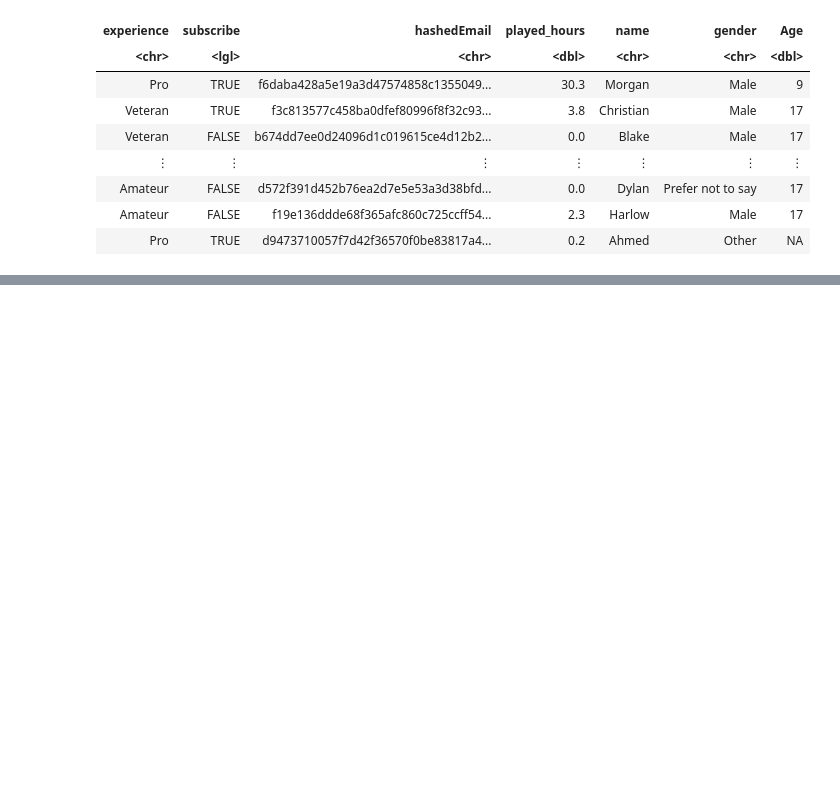
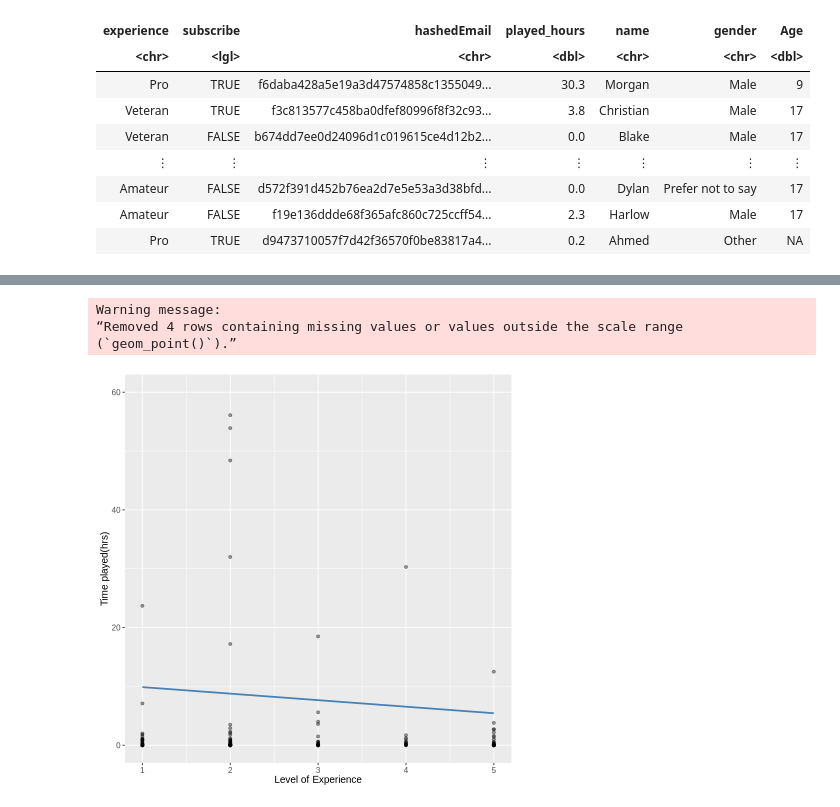
Before and after one commit to bonniechow19/minecraft_project, a Jupyter notebook: minecraft_project.ipynb, the cells around one changed output, grey strips where cells are left out. Drawn from its saved outputs; the diff is of its cells as text; code cells hidden in the pictures; blank space fills up the shorter version.

```diff
--- a/minecraft_project.ipynb
+++ b/minecraft_project.ipynb
@@ -65,0 +120,6 @@ A spec_tbl_df: 196 × 7
+# %%
+set.seed(10) # we will use set.seed to ensure random number generation and reproducibility
+
+players_split <- initial_split(players, prop = 0.75, strata = played_hours)
+players_training <- training(players_split)
+players_testing <- testing(players_split)
@@ -65,0 +131,13 @@ A spec_tbl_df: 196 × 7
+# %%
+players_spec <- linear_reg() |>
+  set_engine("lm") |>
+  set_mode("regression")
+
+players_recipe <- recipe(played_hours ~ experience_num, data = players_training)
+
+players_fit <- workflow() |>
+  add_recipe(players_recipe) |>
+  add_model(players_spec) |>
+  fit(data = players_training)
+
+players_fit
@@ -65,0 +179,27 @@ A spec_tbl_df: 196 × 7
+# %%
+experience_prediction_grid <- tibble(
+    experience_num = c(
+        players |> select(experience_num) |> min(),
+        players |> select(experience_num) |> max() ))
+
+players_preds <- players_fit |>
+  predict(experience_prediction_grid) |>
+  bind_cols(experience_prediction_grid)
+
+players_plot_final <- ggplot(players, aes(x = experience_num, y = played_hours)) +
+  geom_point(alpha = 0.4) +
+  geom_line(data = players_preds,
+            mapping = aes(x = experience_num, y = .pred),
+            color = "steelblue",
+            linewidth = 1) +
+  xlab("Level of Experience") +
+  ylab("Time played(hrs)") +
+  theme(text = element_text(size = 12))+
+  ylim(c(0,60))
+
+players_plot_final
+# %% [output]
+Warning message:
+“Removed 4 rows containing missing values or values outside the scale range
+(`geom_point()`).”
+[figure, added]
```
Also changed, not shown: parts of 17 cells of this notebook, 1 other file.
